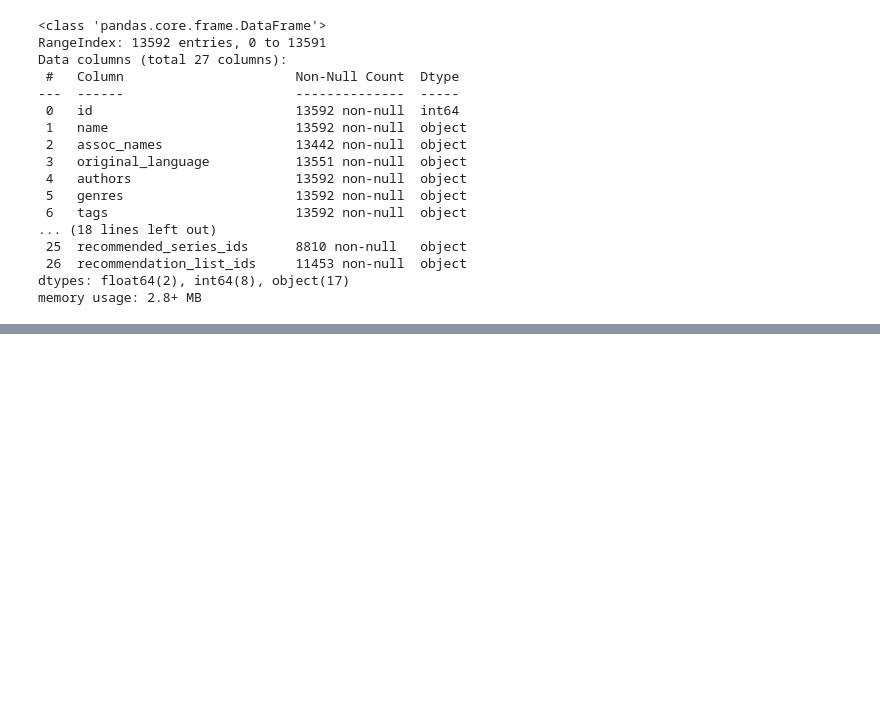
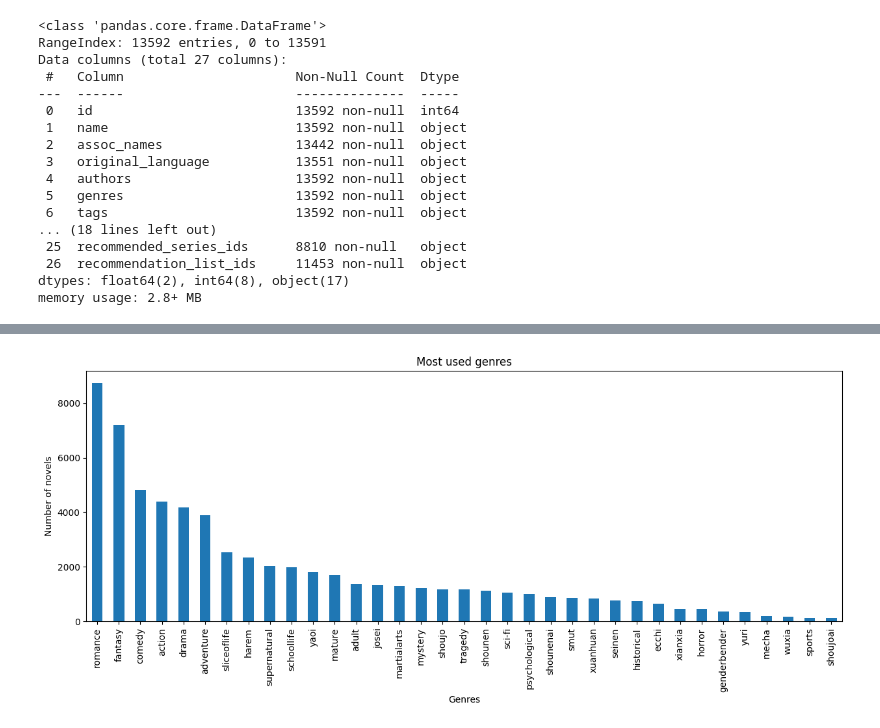
Before and after one commit to schneialexan/novel_recommender, a Jupyter notebook: data_exploration.ipynb, the cells around one changed output, grey strips where cells are left out. Cells and saved outputs as stored; diff of their text form; code cells hidden in the pictures; blank space fills up the shorter version.

```diff
--- a/data_exploration.ipynb
+++ b/data_exploration.ipynb
@@ -38,0 +99,11 @@ memory usage: 2.8+ MB
+# %%
+# plot with bar chart
+genres_list = pd.Series(genres_list)
+genres_list.value_counts().plot(kind='bar', figsize=(15, 5))
+plt.title('Most used genres')
+plt.xlabel('Genres')
+plt.ylabel('Number of novels')
+plt.xticks(rotation=90)
+plt.show()
+# %% [output]
+[figure, added]
```
Also changed, not shown: parts of 7 cells of this notebook, 4 other files.
